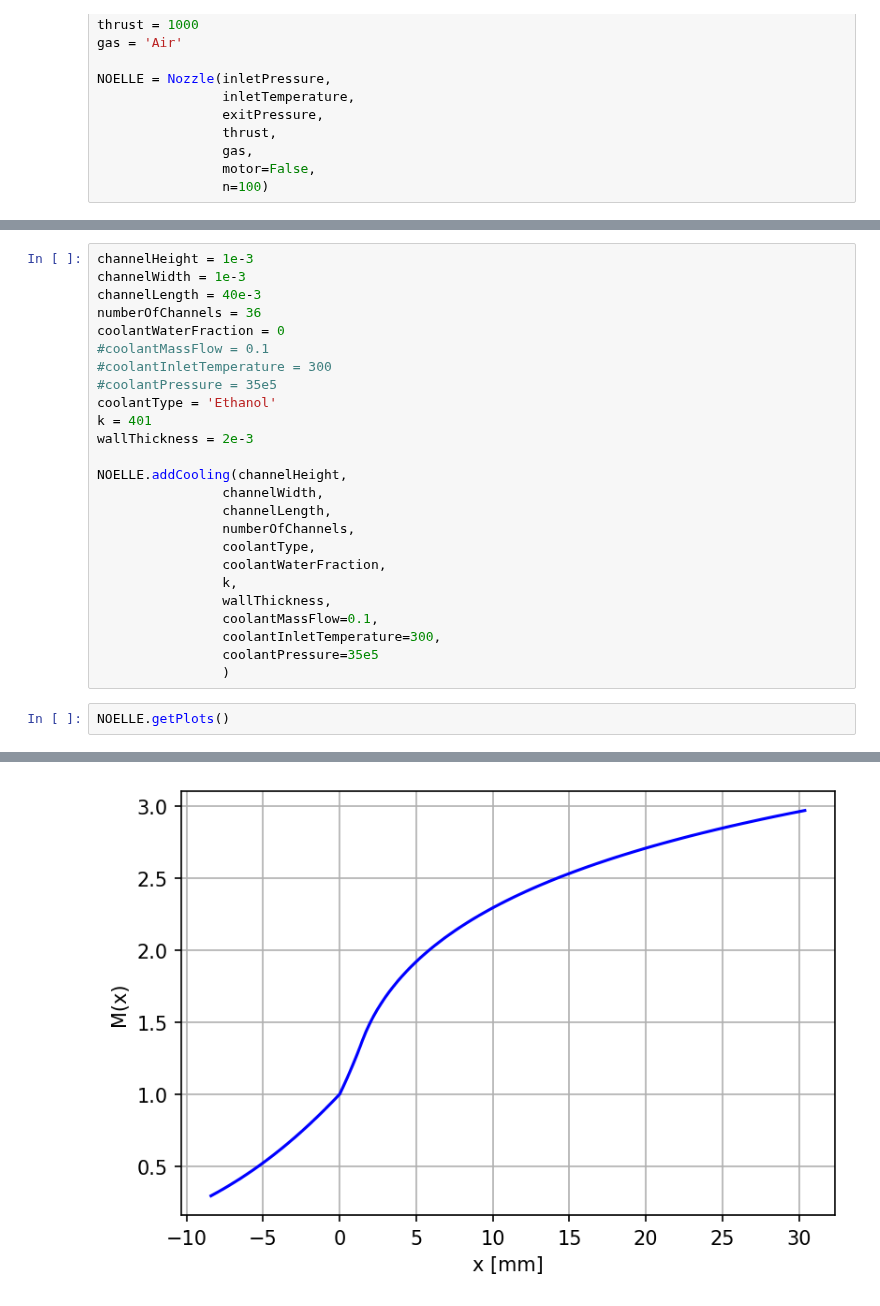
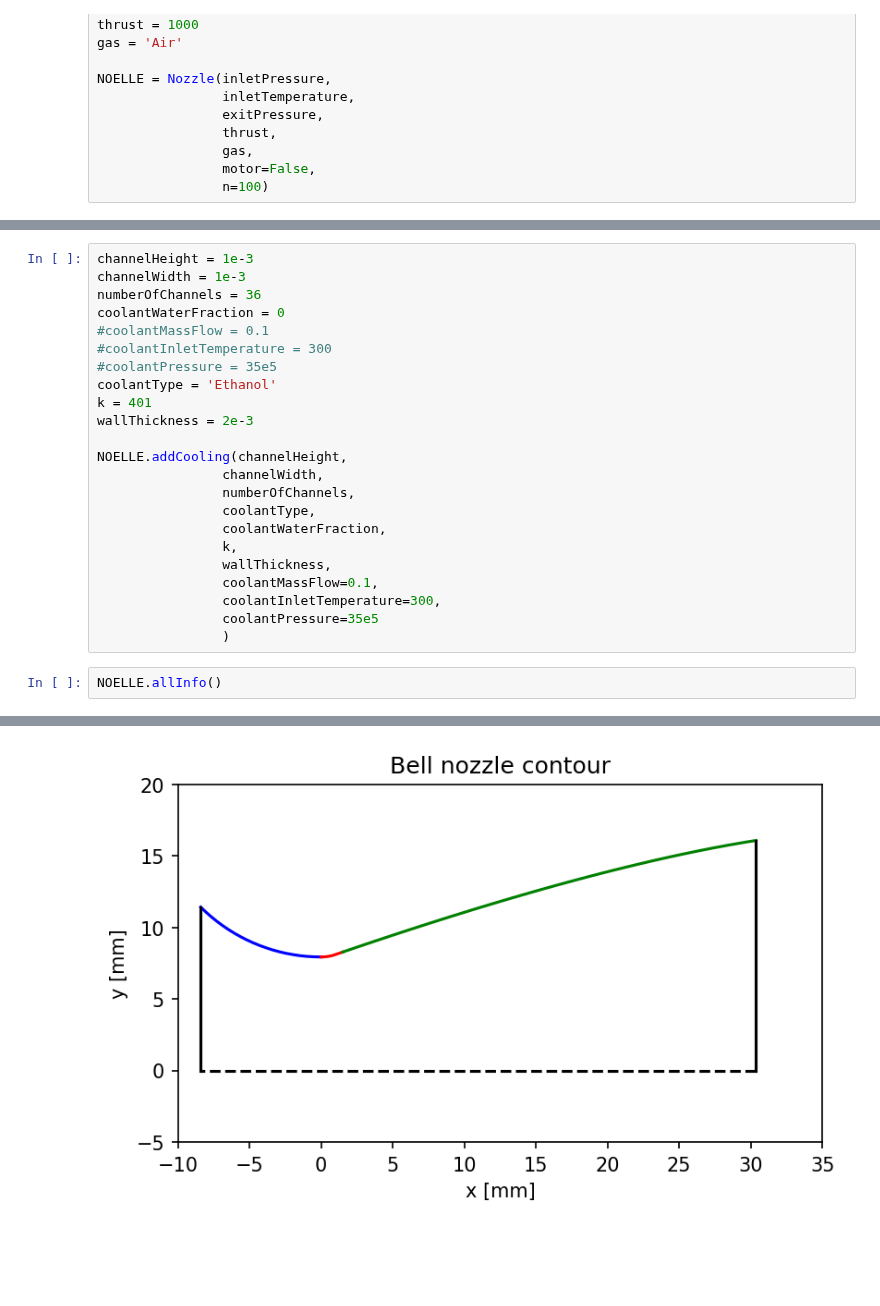
Before and after one commit to giovaniceotto/Noelle, a Jupyter notebook: Nozzle/class_test.ipynb, the cells around one changed output, grey strips where cells are left out. Cells and saved outputs as stored; diff of their text form; blank space fills up the shorter version.

Commit message:
Added allInfo() and updated fin_efficiency()

```diff
--- a/Nozzle/class_test.ipynb
+++ b/Nozzle/class_test.ipynb
@@ -21,7 +21,6 @@ NOELLE.geometryPlot()
 # %%
 channelHeight = 1e-3
 channelWidth = 1e-3
-channelLength = 40e-3
 numberOfChannels = 36
 coolantWaterFraction = 0
 #coolantMassFlow = 0.1
@@ -33,7 +32,6 @@ wallThickness = 2e-3
 
 NOELLE.addCooling(channelHeight,
                 channelWidth,
-                channelLength,
                 numberOfChannels,
                 coolantType,
                 coolantWaterFraction,
@@ -44,5 +42,5 @@ NOELLE.addCooling(channelHeight,
                 coolantPressure=35e5
                 )
 # %%
-NOELLE.getPlots()
+NOELLE.allInfo()
 # %% [output]
@@ -49 +67 @@ NOELLE.getPlots()
-[figure, old version]
+[figure, new version]
```
Also changed, not shown: parts of 14 cells of this notebook, 1 other file.
